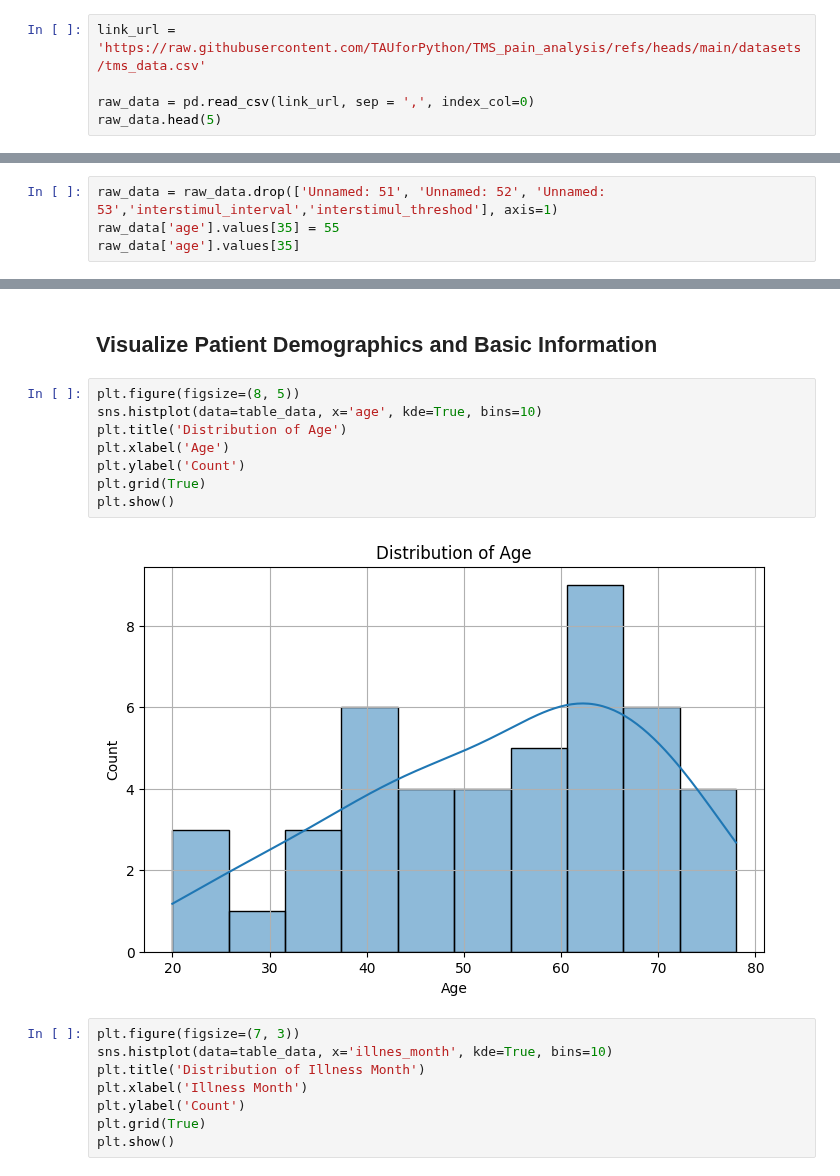
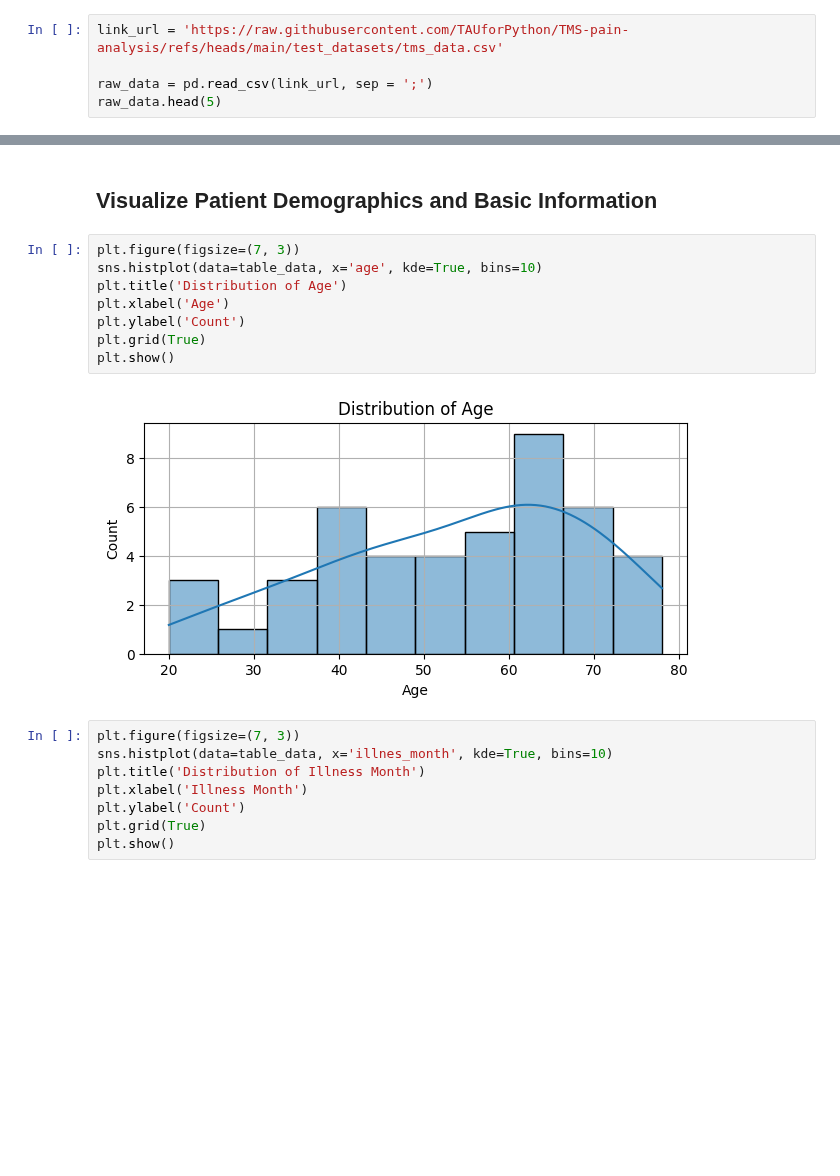
Before and after one commit to TAUforPython/TMS-pain-analysis, a Jupyter notebook: ML_TMS_pain_analysis.ipynb, the cells around one changed output, grey strips where cells are left out. Drawn from its saved outputs; the diff is of its cells as text; blank space fills up the shorter version.

```diff
--- a/ML_TMS_pain_analysis.ipynb
+++ b/ML_TMS_pain_analysis.ipynb
@@ -6,9 +6,9 @@ import numpy as np
 import seaborn as sns
 import matplotlib.pyplot as plt
 # %%
-link_url = 'https://raw.githubusercontent.com/TAUforPython/TMS_pain_analysis/refs/heads/main/datasets/tms_data.csv'
+link_url = 'https://raw.githubusercontent.com/TAUforPython/TMS-pain-analysis/refs/heads/main/test_datasets/tms_data.csv'
 
-raw_data = pd.read_csv(link_url, sep = ',', index_col=0)
+raw_data = pd.read_csv(link_url, sep = ';')
 raw_data.head(5)
 # %% [output]
 |  | patient_id | sex | age | pain_type | illnes_month | score_pain_reiting | score_osvestri | score_dn4 | ... |
@@ -34,4 +20,0 @@ raw_data.describe()
-# %%
-raw_data = raw_data.drop(['Unnamed: 51', 'Unnamed: 52', 'Unnamed: 53','interstimul_interval','interstimul_threshod'], axis=1)
-raw_data['age'].values[35] = 55
-raw_data['age'].values[35]
@@ -207,15 +196,15 @@ table_data DataFrame has been cleaned: columns converted to numeric, comma decim
 # %% [markdown]
 ## Visualize Patient Demographics and Basic Information
 # %%
-plt.figure(figsize=(8, 5))
+plt.figure(figsize=(7, 3))
 sns.histplot(data=table_data, x='age', kde=True, bins=10)
 plt.title('Distribution of Age')
 plt.xlabel('Age')
 plt.ylabel('Count')
 plt.grid(True)
 plt.show()
 # %% [output]
-[figure, old version]
+[figure, new version]
 # %%
 plt.figure(figsize=(7, 3))
 sns.histplot(data=table_data, x='illnes_month', kde=True, bins=10)
```
Also changed, not shown: parts of 24 cells of this notebook.
